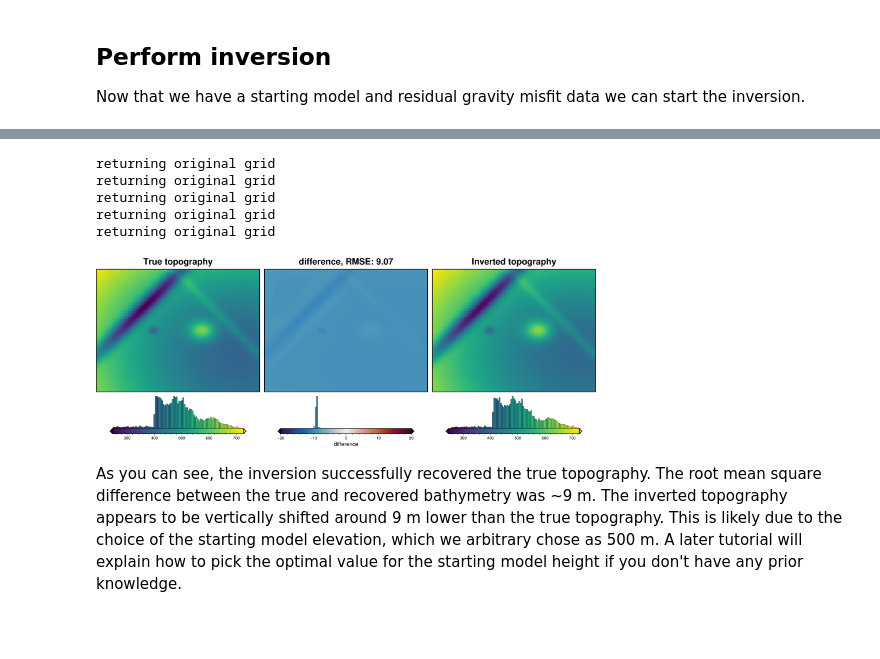
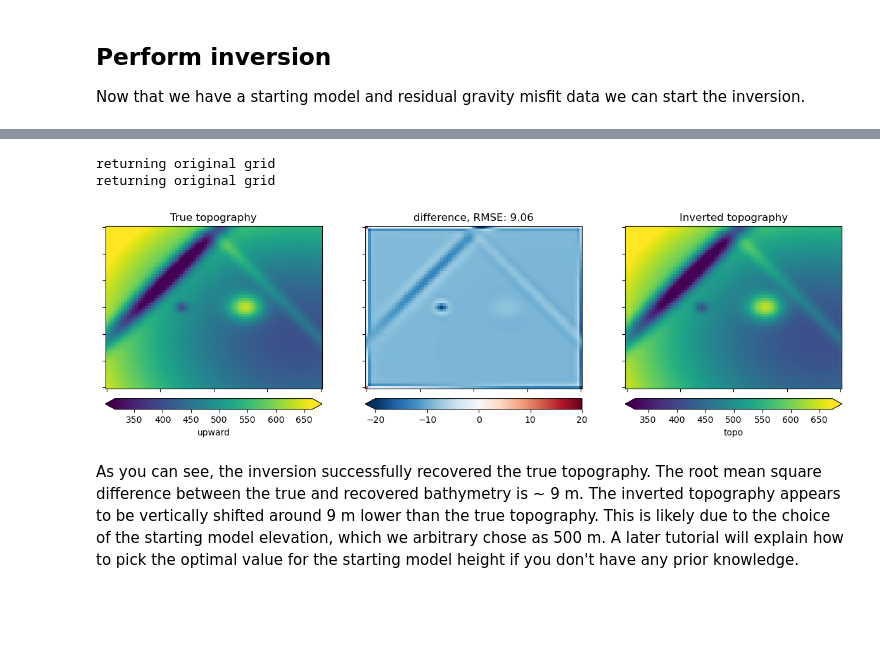
Before and after one commit to mdtanker/invert4geom, a Jupyter notebook: docs/user_guide/simple_inversion.ipynb, the cells around one changed output, grey strips where cells are left out. Drawn from its saved outputs; the diff is of its cells as text; code cells hidden in the pictures.

```diff
--- a/docs/user_guide/simple_inversion.ipynb
+++ b/docs/user_guide/simple_inversion.ipynb
@@ -233,10 +232,11 @@ results = inversion.run_inversion(
     plot_convergence=True,
     # choose the small prism approximation method for calculating the vertical
     # derivative of gravity
-    deriv_type="prisms",
+    deriv_type="annulus",
+    solver_damping=0.1,
     # set stopping criteria
-    max_iterations=10,
-    l2_norm_tolerance=0.02,
+    max_iterations=20,
+    l2_norm_tolerance=0.3,
     delta_l2_norm_tolerance=1.001,
 )
 
@@ -281,29 +282,28 @@ returning original grid
 # %%
 final_topography = topo_results.set_index(["northing", "easting"]).to_xarray().topo
 
 _ = ap_utils.grd_compare(
     true_topography,
     final_topography,
+    plot_type="xarray",
     plot=True,
     grid1_name="True topography",
     grid2_name="Inverted topography",
-    plot_type="pygmt",
     robust=True,
     hist=True,
     inset=False,
     verbose="q",
     title="difference",
     grounding_line=False,
+    # reverse_cpt=True,
+    # cmap="rain",
     diff_lims=(-20, 20),
 )
 # %% [output]
 returning original grid
 returning original grid
-returning original grid
-returning original grid
-returning original grid
-[figure, old version]
+[figure, new version]
 # %% [markdown]
-As you can see, the inversion successfully recovered the true topography. The root mean square difference between the true and recovered bathymetry was ~9 m. The inverted topography appears to be vertically shifted around 9 m lower than the true topography. This is likely due to the choice of the starting model elevation, which we arbitrary chose as 500 m. A later tutorial will explain how to pick the optimal value for the starting model height if you don't have any prior knowledge.
+As you can see, the inversion successfully recovered the true topography. The root mean square difference between the true and recovered bathymetry is ~ 9 m. The inverted topography appears to be vertically shifted around 9 m lower than the true topography. This is likely due to the choice of the starting model elevation, which we arbitrary chose as 500 m. A later tutorial will explain how to pick the optimal value for the starting model height if you don't have any prior knowledge.
 # %% [markdown]
 #
```
Also changed, not shown: parts of 3 cells of this notebook, 9 other files.
